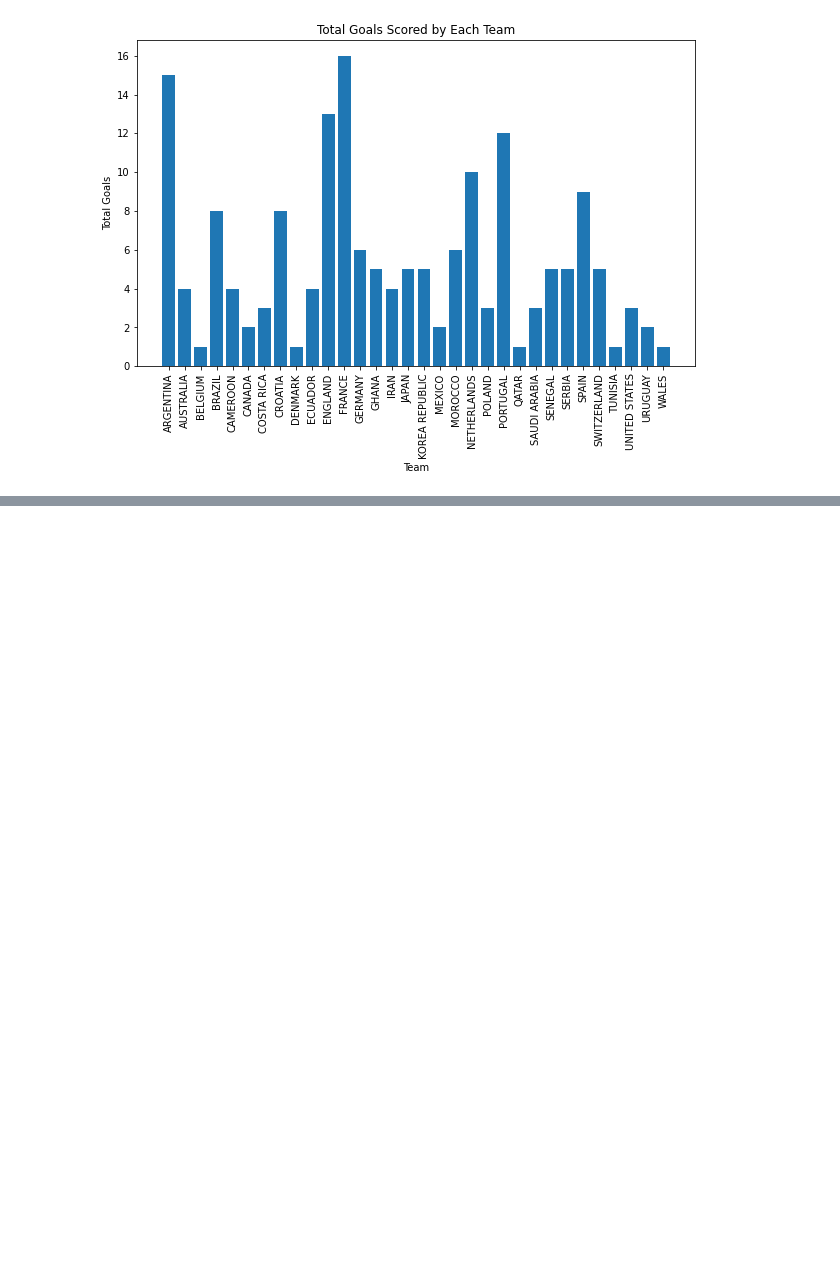
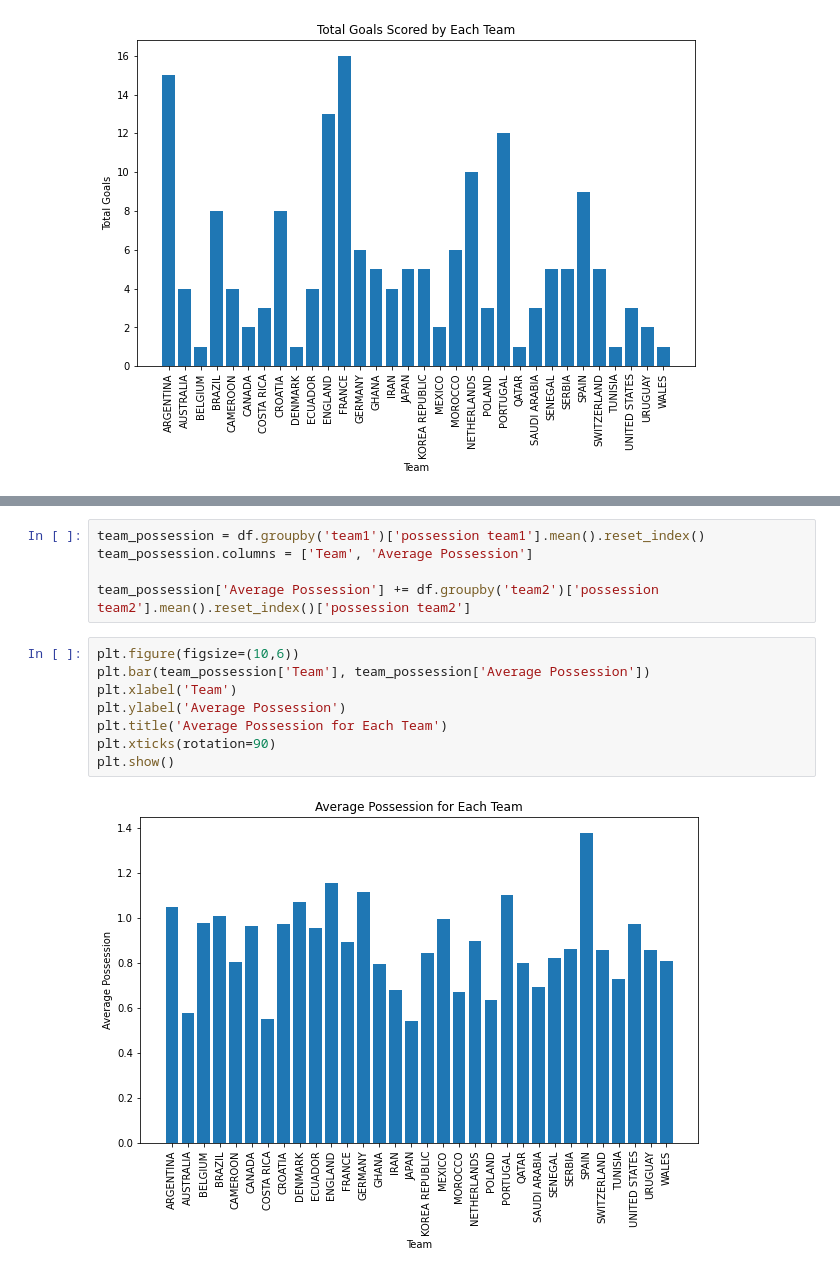
Before and after one commit to DamonLeon/WorldCupDataExploration, a Jupyter notebook: World Cup Analysis.ipynb, the cells around one changed output, grey strips where cells are left out. Saved outputs shown, nothing was run; the diff lists cells and outputs as text; blank space fills up the shorter version.

```diff
--- a/World Cup Analysis.ipynb
+++ b/World Cup Analysis.ipynb
@@ -80,0 +157,15 @@ plt.show()
+# %%
+team_possession = df.groupby('team1')['possession team1'].mean().reset_index()
+team_possession.columns = ['Team', 'Average Possession']
+
+team_possession['Average Possession'] += df.groupby('team2')['possession team2'].mean().reset_index()['possession team2']
+# %%
+plt.figure(figsize=(10,6))
+plt.bar(team_possession['Team'], team_possession['Average Possession'])
+plt.xlabel('Team')
+plt.ylabel('Average Possession')
+plt.title('Average Possession for Each Team')
+plt.xticks(rotation=90)
+plt.show()
+# %% [output]
+[figure, added]
```
Also changed, not shown: parts of 16 cells of this notebook, 1 other file.
